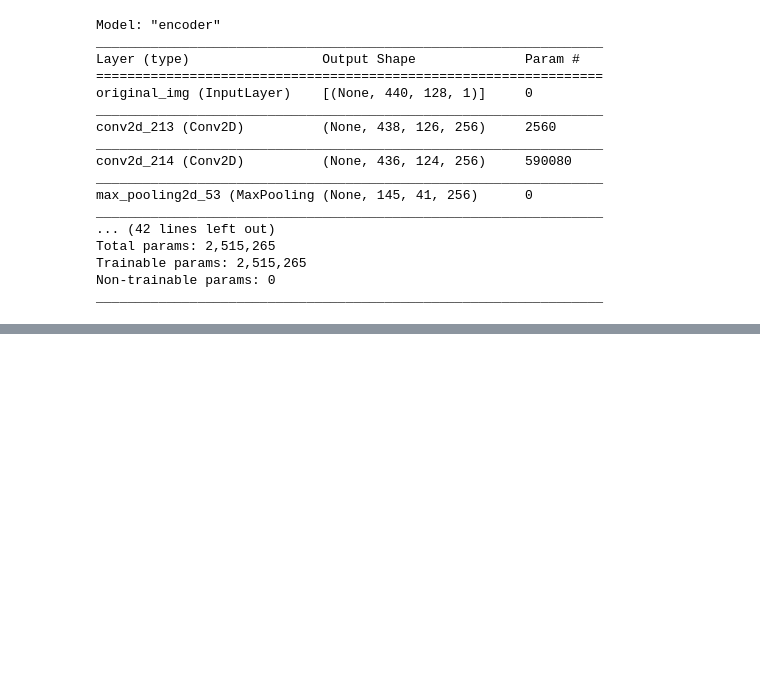
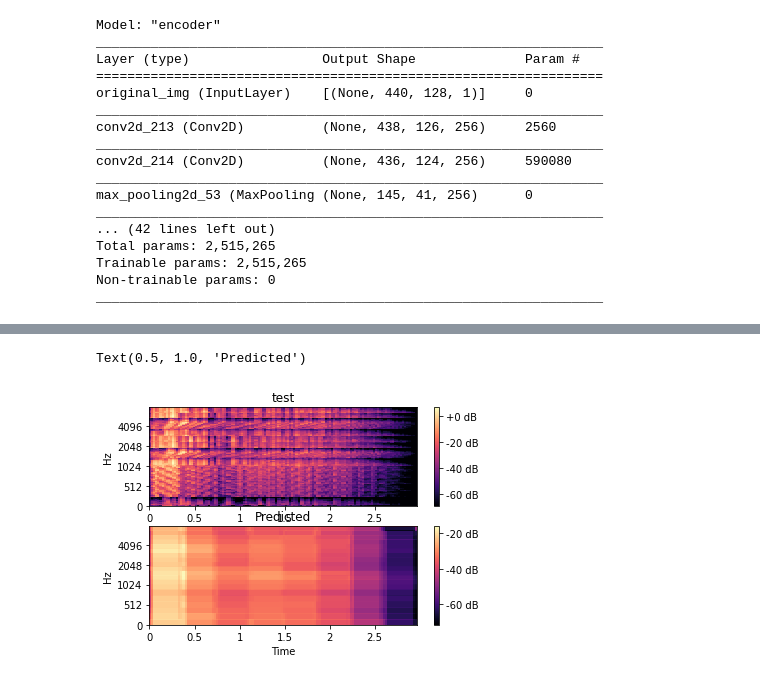
Before and after one commit to CSCCNY/final-project-recomposeclassics, a Jupyter notebook: Bethold_baseline_model.ipynb, the cells around one changed output, grey strips where cells are left out. Saved outputs shown, nothing was run; the diff lists cells and outputs as text; code cells hidden in the pictures; blank space fills up the shorter version.

```diff
--- a/Bethold_baseline_model.ipynb
+++ b/Bethold_baseline_model.ipynb
@@ -353,0 +401,18 @@ Epoch 50/50
+# %%
+import matplotlib.pyplot as plt
+import librosa
+import librosa.display
+
+fig, ax = plt.subplots(2)
+a = librosa.display.specshow(y_test[0], y_axis='mel', fmax=8000, x_axis='time', ax=ax[0])
+fig.colorbar(a, format='%+2.0f dB', ax=ax[0])
+ax[0].set_title('test')
+#ax[0].show()
+
+b = librosa.display.specshow(pred_mask[0], y_axis='mel', fmax=8000, x_axis='time', ax=ax[1])
+fig.colorbar(b, format='%+2.0f dB', ax=ax[1])
+ax[1].set_title('Predicted')
+#ax[1].show()
+# %% [output]
+Text(0.5, 1.0, 'Predicted')
+[figure, added]
```
Also changed, not shown: parts of 5 cells of this notebook.
